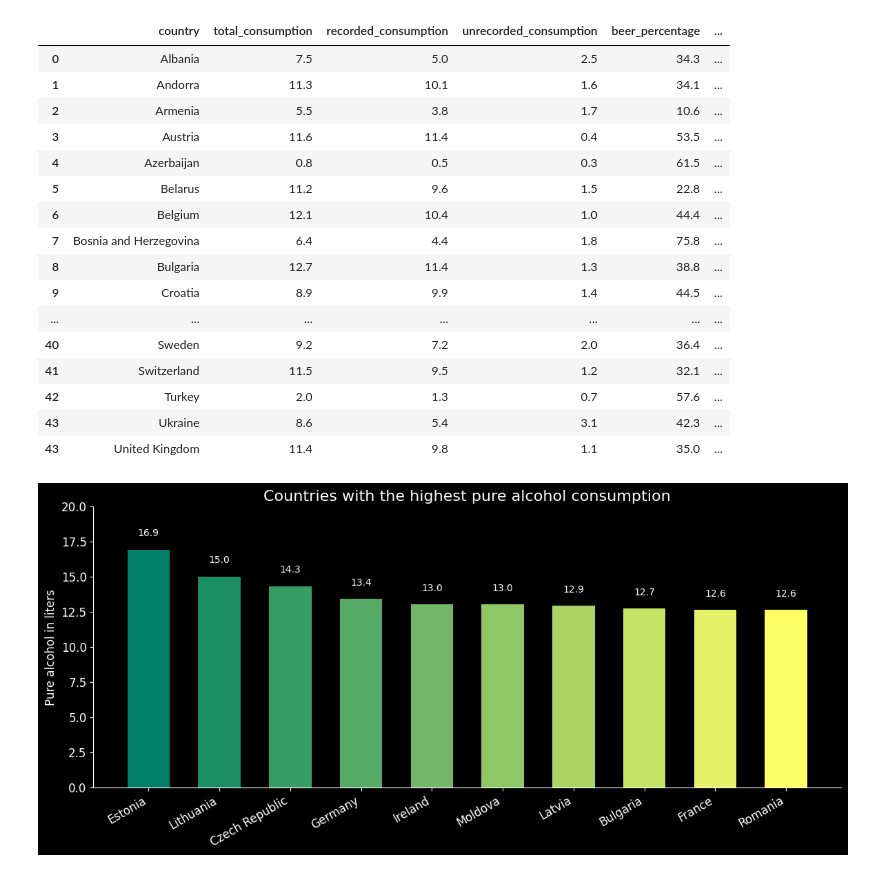
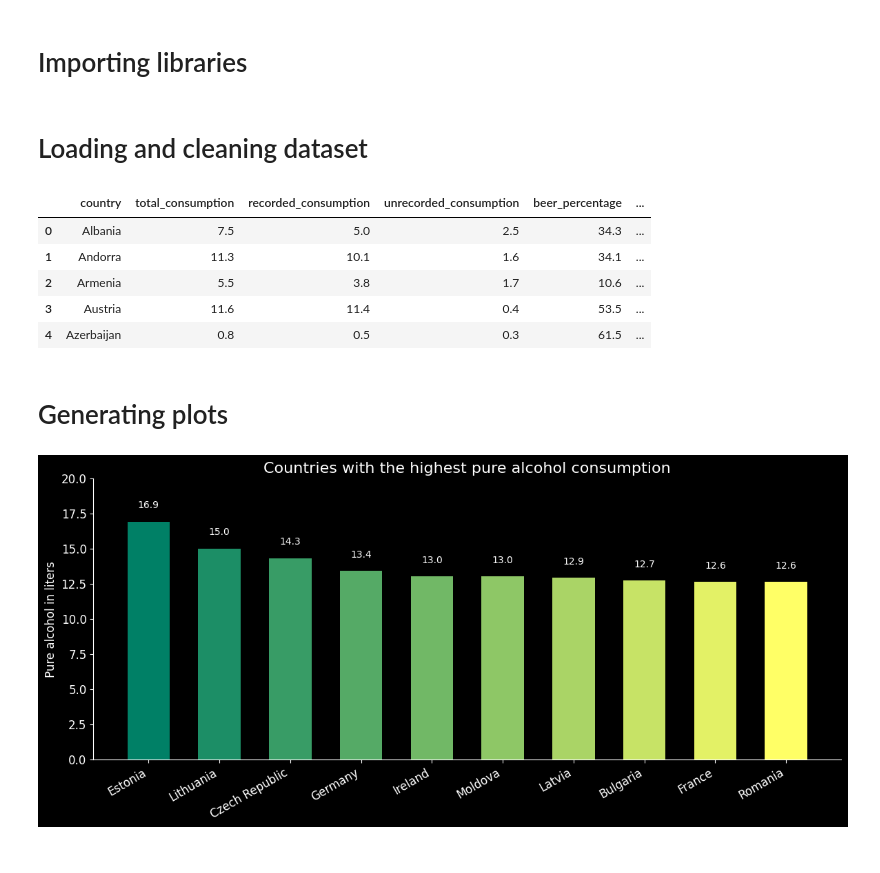
Before and after one commit to gruuubcioo/Alcohol-consumption-in-Europe, a Jupyter notebook: main.ipynb, the cells around one changed output. Saved outputs shown, nothing was run; the diff lists cells and outputs as text; code cells hidden in the pictures.

```diff
--- a/main.ipynb
+++ b/main.ipynb
@@ -1,3 +1,5 @@
+# %% [markdown]
+# Importing libraries
 # %%
 import numpy as np
 import pandas as pd
@@ -8,25 +11,18 @@ from data_cleaner import cleaner,geo_cleaner
+# %% [markdown]
+# Loading and cleaning dataset
 # %%
 data = pd.read_csv("./data/alcohol-consumption.csv")
 data = cleaner(data)
-data.head(44)
+data.head()
 # %% [output]
 |  | country | total_consumption | recorded_consumption | unrecorded_consumption | beer_percentage | ... |
 | 0 | Albania | 7.5 | 5.0 | 2.5 | 34.3 | ... |
 | 1 | Andorra | 11.3 | 10.1 | 1.6 | 34.1 | ... |
 | 2 | Armenia | 5.5 | 3.8 | 1.7 | 10.6 | ... |
 | 3 | Austria | 11.6 | 11.4 | 0.4 | 53.5 | ... |
 | 4 | Azerbaijan | 0.8 | 0.5 | 0.3 | 61.5 | ... |
-| 5 | Belarus | 11.2 | 9.6 | 1.5 | 22.8 | ... |
-| 6 | Belgium | 12.1 | 10.4 | 1.0 | 44.4 | ... |
-| 7 | Bosnia and Herzegovina | 6.4 | 4.4 | 1.8 | 75.8 | ... |
-| 8 | Bulgaria | 12.7 | 11.4 | 1.3 | 38.8 | ... |
-| 9 | Croatia | 8.9 | 9.9 | 1.4 | 44.5 | ... |
-| ... | ... | ... | ... | ... | ... | ... |
-| 40 | Sweden | 9.2 | 7.2 | 2.0 | 36.4 | ... |
-| 41 | Switzerland | 11.5 | 9.5 | 1.2 | 32.1 | ... |
-| 42 | Turkey | 2.0 | 1.3 | 0.7 | 57.6 | ... |
-| 43 | Ukraine | 8.6 | 5.4 | 3.1 | 42.3 | ... |
-| 43 | United Kingdom | 11.4 | 9.8 | 1.1 | 35.0 | ... |
+# %% [markdown]
+# Generating plots
 # %%
 sorted_by_alcohol_high = data.sort_values(by='total_consumption', ascending=False)
 x = sorted_by_alcohol_high['country'].head(10)
```
Also changed, not shown: parts of 10 cells of this notebook, 5 other files.
